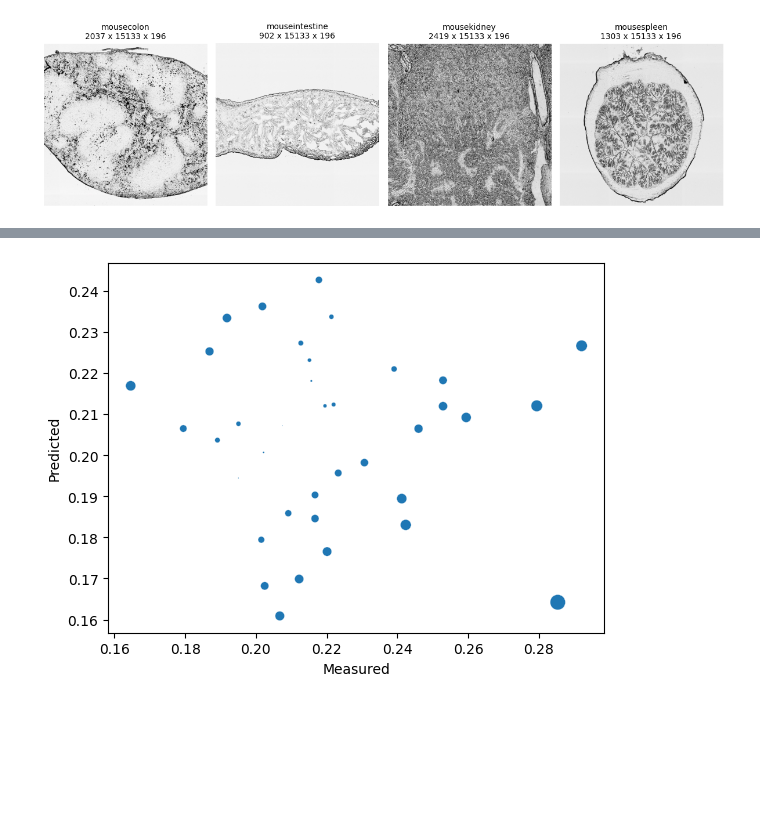
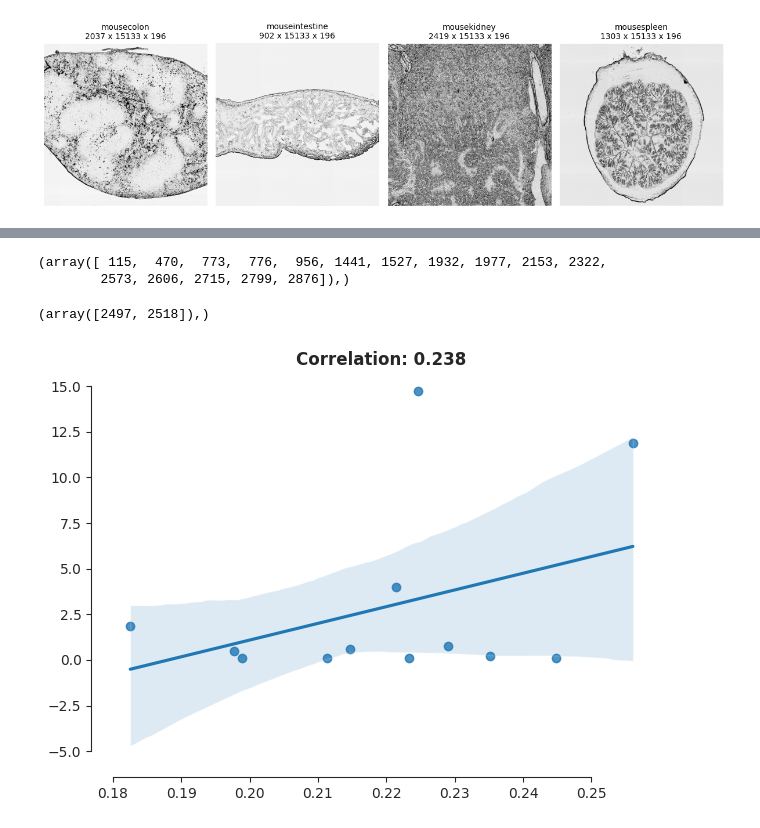
Before and after one commit to Koushul/SPICESS, a Jupyter notebook: notebooks/intro.ipynb, the cells around one changed output, grey strips where cells are left out. Saved outputs shown, nothing was run; the diff lists cells and outputs as text; code cells hidden in the pictures; blank space fills up the shorter version.

```diff
--- a/notebooks/intro.ipynb
+++ b/notebooks/intro.ipynb
@@ -102,8 +214,15 @@ import matplotlib.pyplot as plt
 # %%
+results = []
 model.eval()
-o = model(gex.feature, gex.adj_norm)
-o2 = model(gex2.feature, gex2.adj_norm)
-recons = o.features_recon[-1].data.cpu().numpy()
-feature = gex.feature.data.cpu().numpy()
-recons2 = o2.features_recon[-1].data.cpu().numpy()
-feature2 = gex2.feature.data.cpu().numpy()
+for G in training_set_x:
+    G = training_set_x[0]
+    o = model(G.feature, G.adj_norm)
+    predicted = o.features_recon[-1].data.cpu().numpy()
+    observed = G.feature.data.cpu().numpy()
+    results.append([predicted, observed])
+
+results_val = []
+ov = model(gex_val.feature, gex_val.adj_norm)
+preds_val = ov.features_recon[-1].data.cpu().numpy()
+obs_val = G.feature.data.cpu().numpy()
+results_val.append([preds_val, obs_val])
@@ -126,10 +230,30 @@ sns.histplot(recons2[:, ixs][idx], color='red')
 from sklearn.metrics import r2_score
 from scipy.stats import spearmanr
 # %%
-sns.scatterplot(feature2[:, ixs][idx], recons2[:, ixs][idx], s=1000*abs(feature2[:, ixs][idx]-recons2[:, ixs][idx]))
-plt.xlabel('Measured')
-plt.ylabel('Predicted')
-# plt.title(spearmanr(feature2[:, ixs][idx], recons2[:, ixs][idx]).statistic)
-plt.show()
+results_x = []
+model.eval()
+for G in training_set_x:
+    G = training_set_x[0]
+    o = model_x(G.feature, G.adj_norm)
+    predicted = o.features_recon[-1].data.cpu().numpy()
+    observed = G.feature.data.cpu().numpy()
+    results_x.append([predicted, observed])
-# %% [output]
-[figure, removed]
+# %%
+np.where(np.array(corrs) > 0.75)
+# %% [output]
+(array([ 115,  470,  773,  776,  956, 1441, 1527, 1932, 1977, 2153, 2322,
+        2573, 2606, 2715, 2799, 2876]),)
+# %%
+np.where(np.array(corrs) < -0.75)
+# %% [output]
+(array([2497, 2518]),)
+# %%
+ixs = 0
+idx = np.where(feature[:, ixs]>0)[0]
+sns.regplot(feature[:, ixs][idx], recons[:, ixs][idx])
+sns.set_style('ticks')
+sns.despine(offset=10, trim=True)
+plt.title(f'Correlation: {corrs[ixs]:.3f}', fontweight='bold')
+plt.tight_layout()
+# %% [output]
+[figure, added]
```
Also changed, not shown: parts of 17 cells of this notebook, 10 other files.
